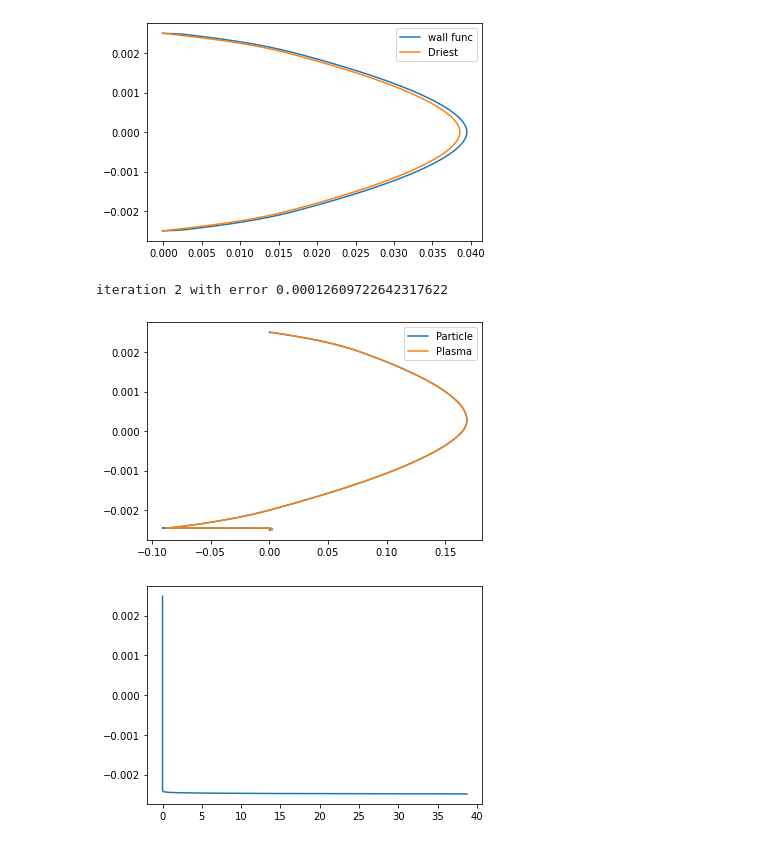
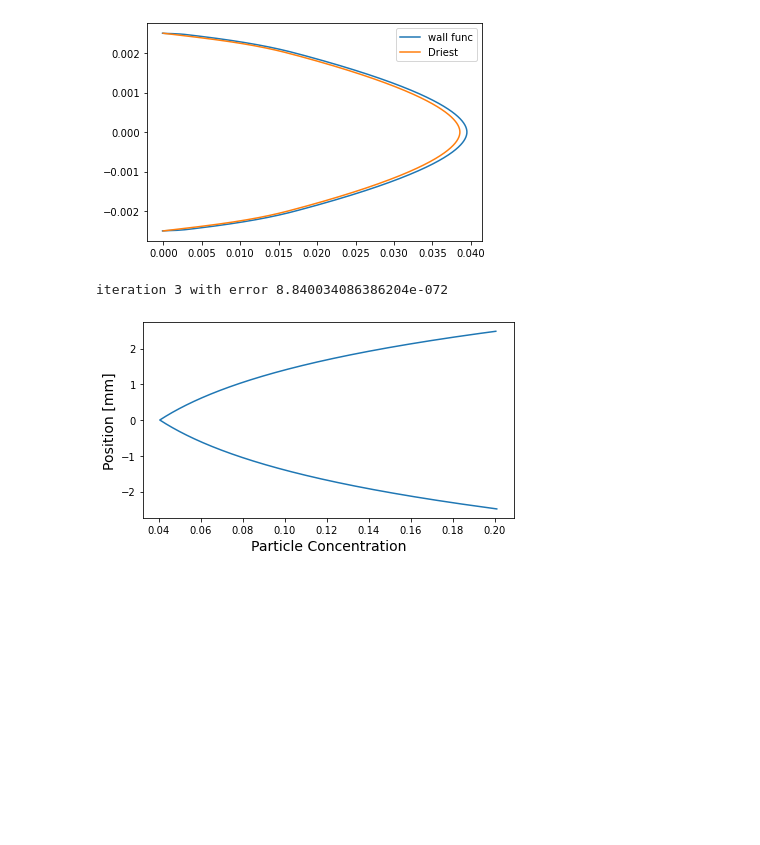
Before and after one commit to Toothpastefairy/comp_multphase_flow, a Jupyter notebook: make_plots.ipynb, the cells around one changed output. Cells and saved outputs as stored; diff of their text form; code cells hidden in the pictures; blank space fills up the shorter version.

```diff
--- a/make_plots.ipynb
+++ b/make_plots.ipynb
@@ -20,6 +20,7 @@ rho_RBC = 1096 # kg/m3
 diameter_RBC = 8e-6 # m
 volume_fraction_RBC = 0.1
 
+Ny = 1000
 y_end = 5e-3 # m
 
 angle = 0#np.pi / 2
@@ -623,13 +634,13 @@ iteration 2 with error 0.01998897648137708
 rho_plasma = 1003 #  kg/m3
 mu_plasma = 1e-3 # kg/ms
 
-rho_RBC = 10960 # kg/m3
+rho_RBC = 1096 # kg/m3
 diameter_RBC = 8e-6 # m
-volume_fraction_RBC = 0.1
+volume_fraction_RBC = 0.45
 
 y_end = 5e-3 # m
 Ny = 1000
-angle = np.pi / 2
+angle = np.pi / 4
 
 boundary_condition = [1, 1]
 blood_flow_rate = 20e-3 # m/s  # moet gecheckt worden
@@ -848,47 +859,52 @@ system = reloadsystem()
 system.add_particles(rho_RBC, diameter_RBC, volume_fraction_RBC)
 
 
+
 # calculate initial alpha of the particles
-alpha_particles = system.calc_alpha(velocity_turbulent, mu_turbulent)
+alpha_particles = system.calc_alpha(velocity_Driest, mu_Driest)
 
 # Calculate volumetric plasma concentration
 alpha_fluid = 1 - alpha_particles
-velocity_new = velocity_turbulent
+velocity_new = velocity_Driest
 
 # While loop to iterate of velocity
 i = 0
 error = 1
 epsilon = 1e-3
 while error > epsilon:
     velocity = velocity_new
 
     # Calculate new velocity
-    velocity_new = system.simulate_with_particles(mu_turbulent, alpha_fluid)
+    velocity_new = system.simulate_with_particles(mu_Driest, alpha_fluid)
 
     # Error difference in old and new velocity
     error = np.sum(np.abs((velocity_new - velocity) / velocity))
     alpha_particles = system.calc_alpha(velocity_turbulent, mu_turbulent)
 
     # Calculate volumetric plasma concentration
     alpha_fluid = 1 - alpha_particles
     i+=1
 
     if i > 200:
         print("Oh nyo, it's bwoken")
         break
 
 
 velocity_plasma = velocity_new
 velocity_particle = system.solve_particle_velocity(alpha_particles, velocity_plasma, mu_turbulent)
 
-plt.plot(velocity_particle, system.y[1:-1],label="Particle")
-plt.plot(velocity_plasma[1:-1], system.y[1:-1], label="Plasma")
-# plt.xlim(-1e-9, 0)
-plt.legend()
+# plt.plot(velocity_particle, system.y[1:-1],label="Particle")
+# plt.plot(velocity_plasma[1:-1], system.y[1:-1], label="Plasma")
+# # plt.xlim(-1e-9, 0)
+# plt.legend()
+# plt.show()
+plt.figure(figsize=(6,3.5))
+plt.plot(alpha_particles[alpha_particles != 0], system.y[alpha_particles != 0]*1e3)
+plt.xlabel("Particle Concentration", fontsize=14)
+plt.ylabel('Position [mm]', fontsize=14)
+plt.tight_layout()
+plt.savefig("Images/Concentration_particles.svg")
 plt.show()
-plt.plot(alpha_particles[alpha_particles != 0], system.y[alpha_particles != 0])
-plt.show()
 # %% [output]
-iteration 2 with error 0.00012609722642317622
+iteration 3 with error 8.840034086386204e-072
-[figure, old version]
+[figure, new version]
-[figure, removed]
```
Also changed, not shown: parts of 2 cells of this notebook, 4 other files.
